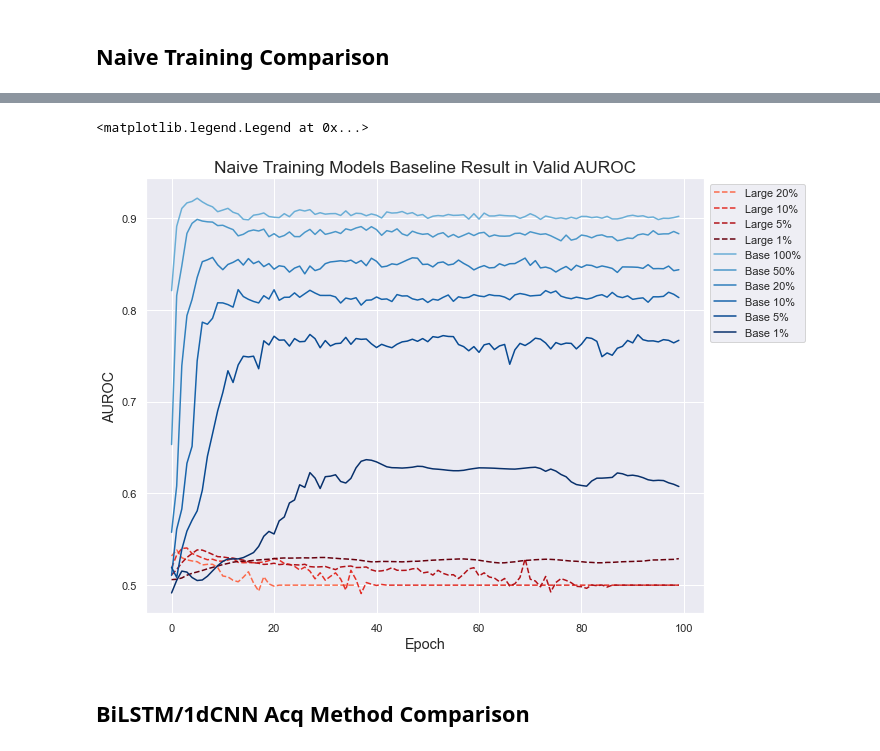
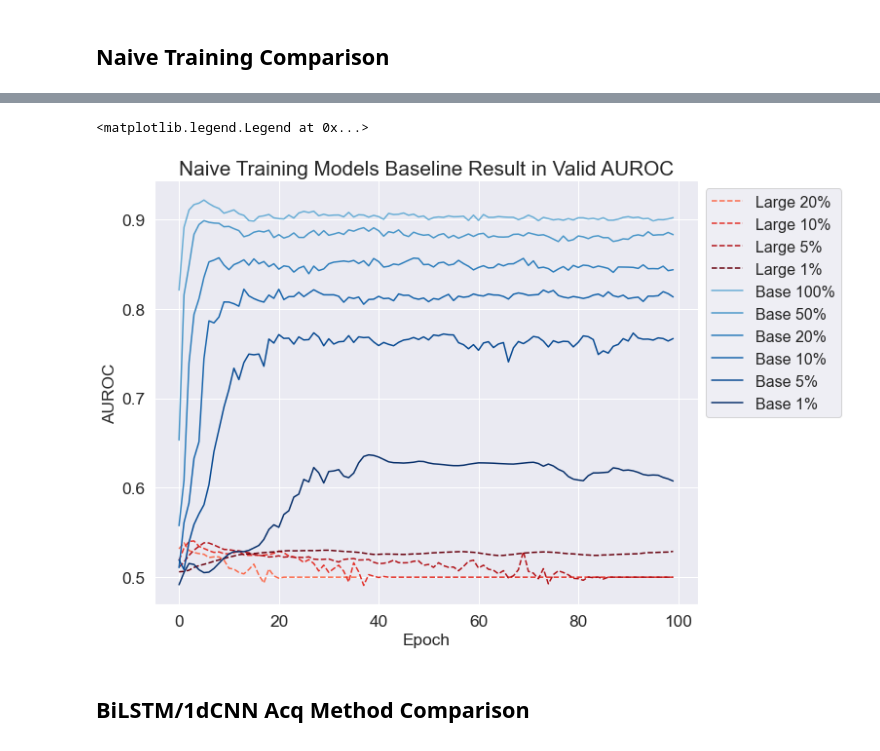
Before and after one commit to 1pha/BayesianActiveLearning, a Jupyter notebook: notebook/wandb_visualization.ipynb, the cells around one changed output, grey strips where cells are left out. Drawn from its saved outputs; the diff is of its cells as text; code cells hidden in the pictures.

```diff
--- a/notebook/wandb_visualization.ipynb
+++ b/notebook/wandb_visualization.ipynb
@@ -45,16 +41,17 @@ df_rename = df[:100][column_name].rename(columns={
 # %%
 fig, ax = plt.subplots(figsize=(10, 8))
 
 df_rename.loc[:, list(filter(lambda x: x.startswith("Large"), df_rename.columns))].plot(ax=ax, linestyle="--", colormap=red_cmap)
 df_rename.loc[:, list(filter(lambda x: x.startswith("Base"), df_rename.columns))].plot(ax=ax, linestyle="-", colormap=blue_cmap)
-ax.set_title("Naive Training Models Baseline Result in Valid AUROC", size="x-large")
-ax.set_xlabel("Epoch", size="large")
-ax.set_ylabel("AUROC", size="large")
+ax.set_title("Naive Training Models Baseline Result in Valid AUROC", size="xx-large")
+ax.set_xlabel("Epoch", size="x-large")
+ax.set_ylabel("AUROC", size="x-large")
+ax.tick_params(axis="both", labelsize="x-large")
 # df_rename.plot.line(ax=ax, linestyle="--");
-ax.legend(loc='best', bbox_to_anchor=(1., 1.))
+ax.legend(loc='best', bbox_to_anchor=(1., 1.), prop={"size": 16})
 # %% [output]
 <matplotlib.legend.Legend at 0x...>
-[figure, old version]
+[figure, new version]
 # %% [markdown]
 ## BiLSTM/1dCNN Acq Method Comparison
 # %%
```
Also changed, not shown: parts of 8 cells of this notebook, 1 other file.
